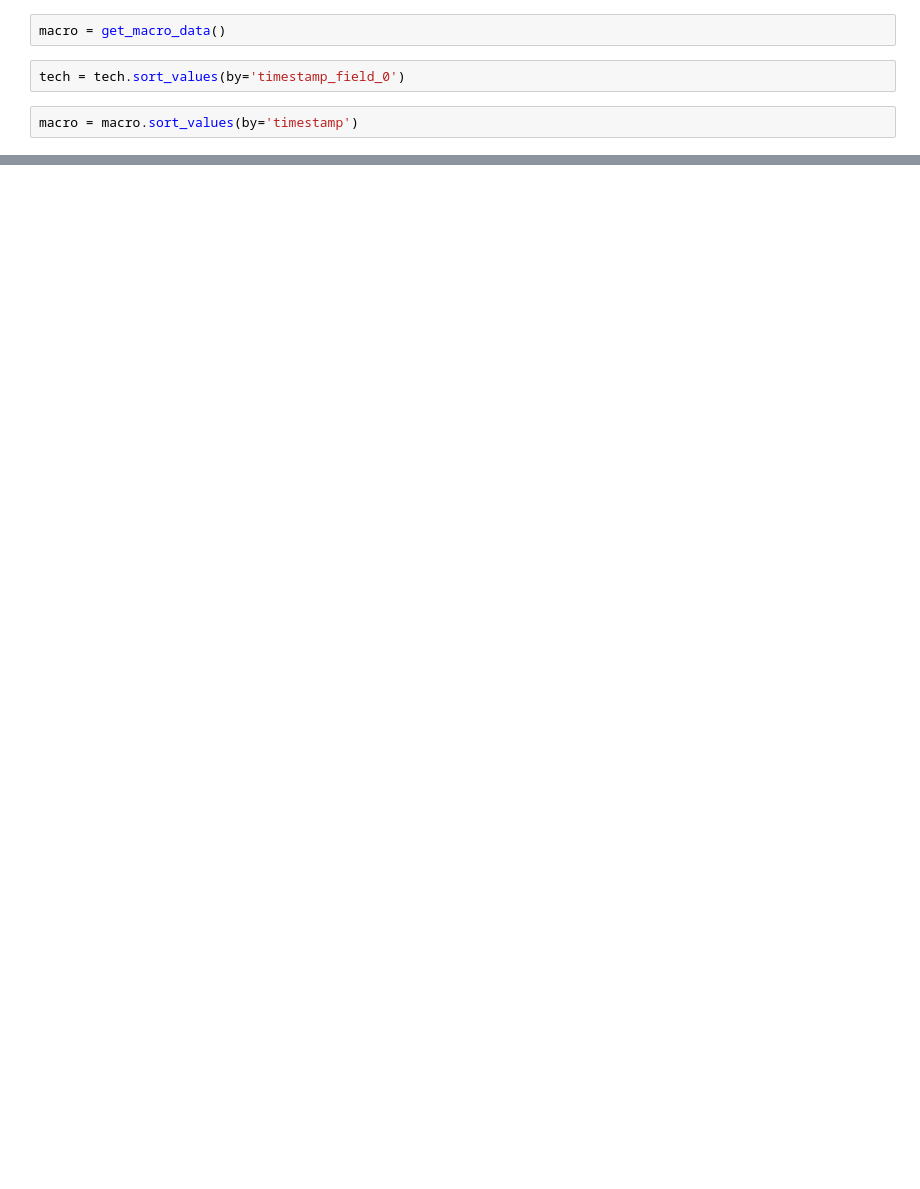
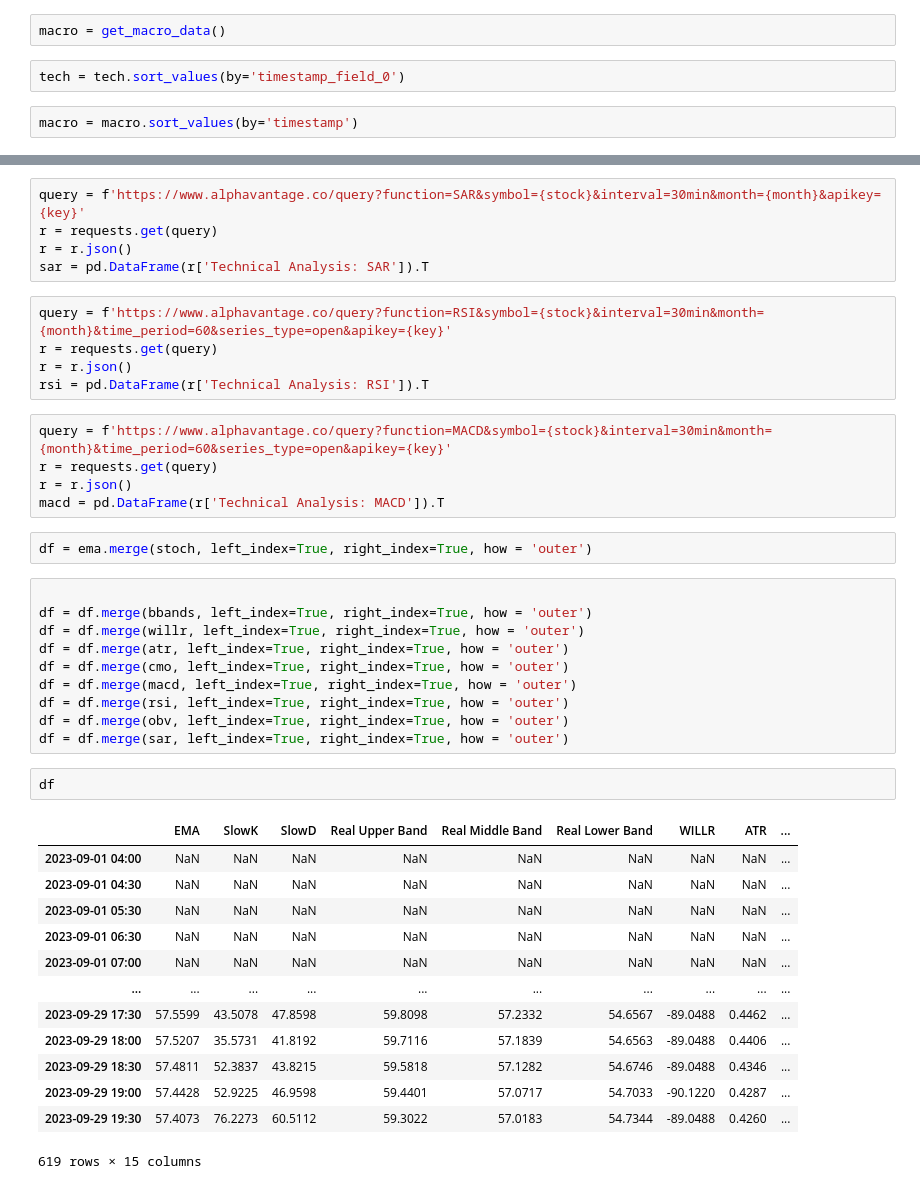
Before and after one commit to oscarthse/portfolio_manager, a Jupyter notebook: MSFT.ipynb, the cells around one changed output, grey strips where cells are left out. Cells and saved outputs as stored; diff of their text form; blank space fills up the shorter version.

```diff
--- a/MSFT.ipynb
+++ b/MSFT.ipynb
@@ -247,0 +431,43 @@ model.evaluate(X_te_w, y_te_w)
+# %%
+query = f'https://www.alphavantage.co/query?function=SAR&symbol={stock}&interval=30min&month={month}&apikey={key}'
+r = requests.get(query)
+r = r.json()
+sar = pd.DataFrame(r['Technical Analysis: SAR']).T
+# %%
+query = f'https://www.alphavantage.co/query?function=RSI&symbol={stock}&interval=30min&month={month}&time_period=60&series_type=open&apikey={key}'
+r = requests.get(query)
+r = r.json()
+rsi = pd.DataFrame(r['Technical Analysis: RSI']).T
+# %%
+query = f'https://www.alphavantage.co/query?function=MACD&symbol={stock}&interval=30min&month={month}&time_period=60&series_type=open&apikey={key}'
+r = requests.get(query)
+r = r.json()
+macd = pd.DataFrame(r['Technical Analysis: MACD']).T
+# %%
+df = ema.merge(stoch, left_index=True, right_index=True, how = 'outer')
+# %%
+
+df = df.merge(bbands, left_index=True, right_index=True, how = 'outer')
+df = df.merge(willr, left_index=True, right_index=True, how = 'outer')
+df = df.merge(atr, left_index=True, right_index=True, how = 'outer')
+df = df.merge(cmo, left_index=True, right_index=True, how = 'outer')
+df = df.merge(macd, left_index=True, right_index=True, how = 'outer')
+df = df.merge(rsi, left_index=True, right_index=True, how = 'outer')
+df = df.merge(obv, left_index=True, right_index=True, how = 'outer')
+df = df.merge(sar, left_index=True, right_index=True, how = 'outer')
+# %%
+df
+# %% [output]
+|  | EMA | SlowK | SlowD | Real Upper Band | Real Middle Band | Real Lower Band | WILLR | ATR | ... |
+| 2023-09-01 04:00 | NaN | NaN | NaN | NaN | NaN | NaN | NaN | NaN | ... |
+| 2023-09-01 04:30 | NaN | NaN | NaN | NaN | NaN | NaN | NaN | NaN | ... |
+| 2023-09-01 05:30 | NaN | NaN | NaN | NaN | NaN | NaN | NaN | NaN | ... |
+| 2023-09-01 06:30 | NaN | NaN | NaN | NaN | NaN | NaN | NaN | NaN | ... |
+| 2023-09-01 07:00 | NaN | NaN | NaN | NaN | NaN | NaN | NaN | NaN | ... |
+| ... | ... | ... | ... | ... | ... | ... | ... | ... | ... |
+| 2023-09-29 17:30 | 57.5599 | 43.5078 | 47.8598 | 59.8098 | 57.2332 | 54.6567 | -89.0488 | 0.4462 | ... |
+| 2023-09-29 18:00 | 57.5207 | 35.5731 | 41.8192 | 59.7116 | 57.1839 | 54.6563 | -89.0488 | 0.4406 | ... |
+| 2023-09-29 18:30 | 57.4811 | 52.3837 | 43.8215 | 59.5818 | 57.1282 | 54.6746 | -89.0488 | 0.4346 | ... |
+| 2023-09-29 19:00 | 57.4428 | 52.9225 | 46.9598 | 59.4401 | 57.0717 | 54.7033 | -90.1220 | 0.4287 | ... |
+| 2023-09-29 19:30 | 57.4073 | 76.2273 | 60.5112 | 59.3022 | 57.0183 | 54.7344 | -89.0488 | 0.4260 | ... |
+619 rows × 15 columns
```
Also changed, not shown: parts of 124 cells of this notebook, 5 other files.
